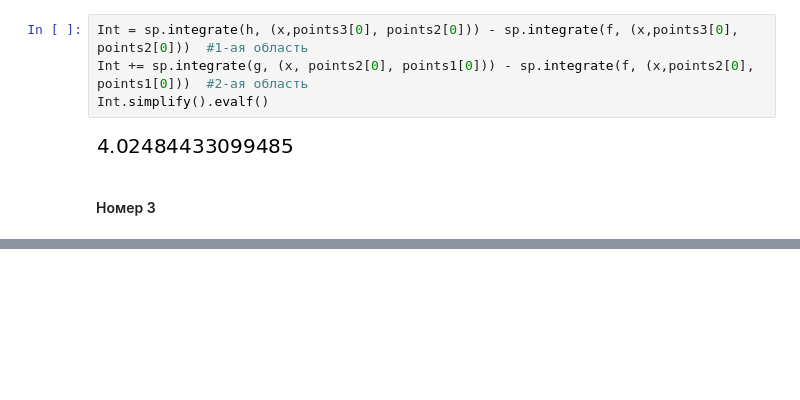
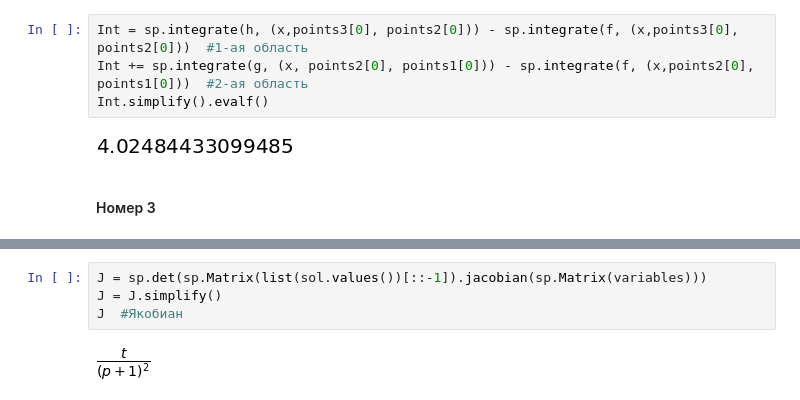
Before and after one commit to Snopoff/ComputerMath, a Jupyter notebook: Снопов, контрольная работа №5.ipynb, the cells around one changed output, grey strips where cells are left out. Drawn from its saved outputs; the diff is of its cells as text; blank space fills up the shorter version.

```diff
--- a/Снопов, контрольная работа №5.ipynb
+++ b/Снопов, контрольная работа №5.ipynb
@@ -66,0 +96,6 @@ x,y,a,b,c,d = sp.symbols('x,y,a,b,c,d')
+# %%
+J = sp.det(sp.Matrix(list(sol.values())[::-1]).jacobian(sp.Matrix(variables)))
+J = J.simplify()
+J  #Якобиан
+# %% [output]
+[figure, added]
```
Also changed, not shown: parts of 12 cells of this notebook.
